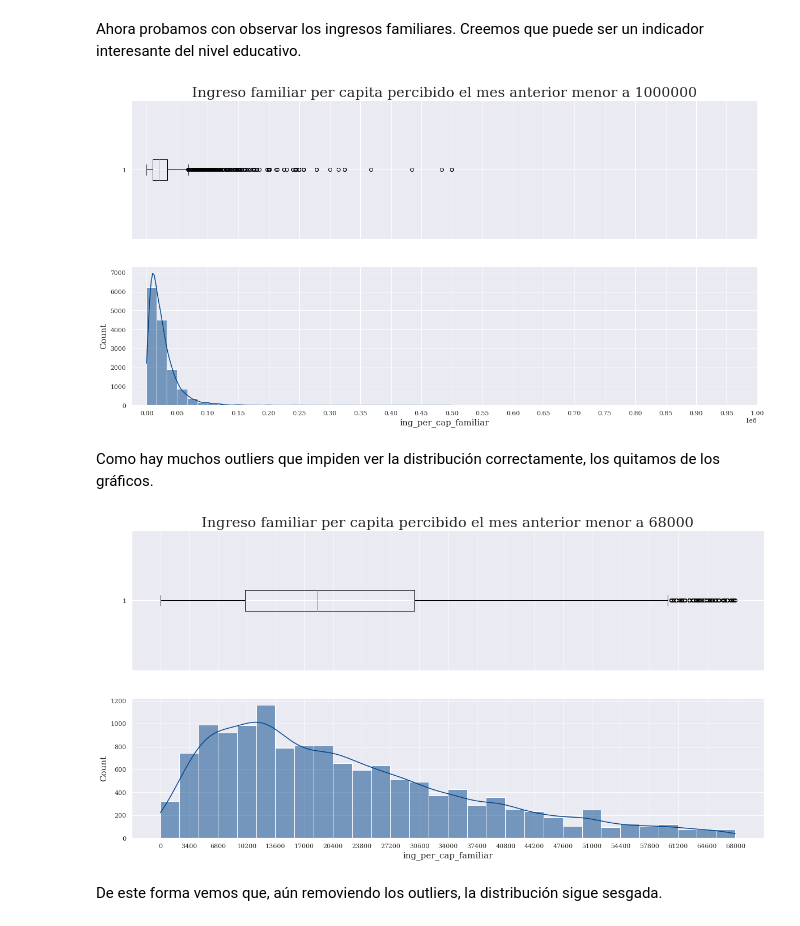
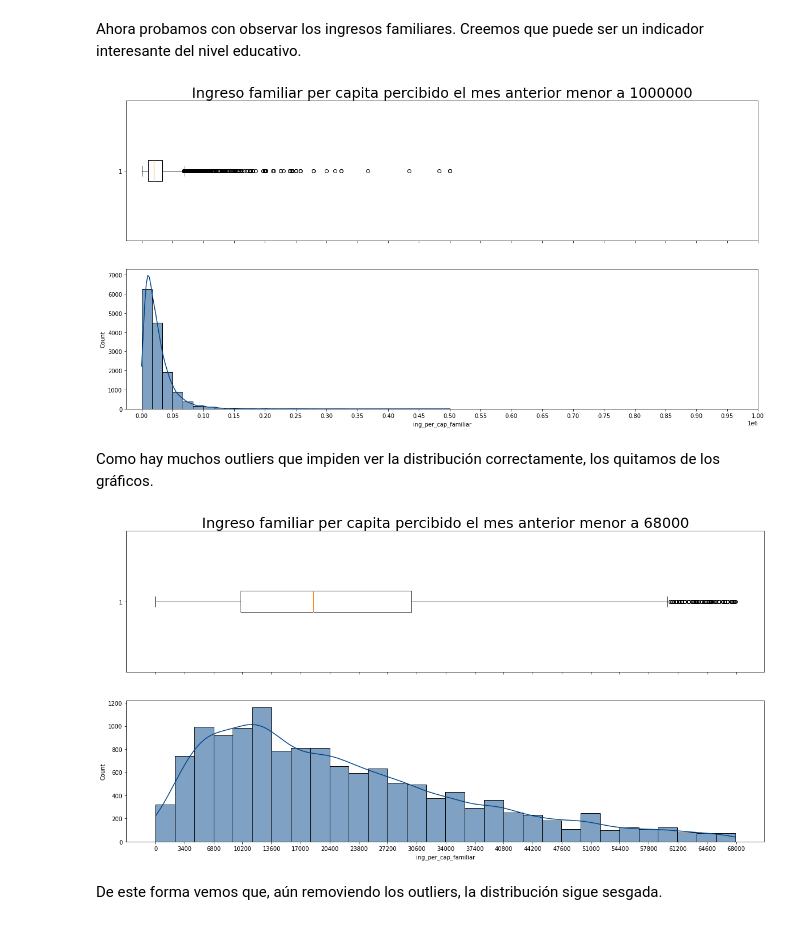
Before and after one commit to JuanMCarini/CoderHouse_DataScience_ProyectoFinal, a Jupyter notebook: Proyecto Final.ipynb, the cells around one changed output. Saved outputs shown, nothing was run; the diff lists cells and outputs as text; code cells hidden in the pictures.

```diff
--- a/Proyecto Final.ipynb
+++ b/Proyecto Final.ipynb
@@ -276,0 +191,9 @@ df_uni_stats
+# %%
+#Traemos el diccionario con las etiquetas de las variables
+etiquetas = fc.diccionario()
+
+df_uni_stats = fc.univariado_info(df,etiquetas).reset_index()
+df_uni_stats.set_index(df_uni_stats['index'],inplace=True)
+df_uni_stats.drop(['index'],axis=1,inplace=True)
+# df_uni_stats.rename(index={'index':'variable'},inplace=True)
+df_uni_stats
@@ -402,19 +301,19 @@ def hist_box(DataFrame, #dataset
 # %%
 #probamos graficando con el máximo de la variable
-hist_box(df,'ing_per_cap_familiar',max(df.ing_per_cap_familiar),bins=30);
+fc.hist_box(df,'ing_per_cap_familiar',max(df.ing_per_cap_familiar),bins=30,titulo=etiquetas['ing_per_cap_familiar']);
 # %% [output]
-[figure, old version]
+[figure, new version]
 # %% [markdown]
 Como hay muchos outliers que impiden ver la distribución correctamente, los quitamos de los gráficos.
 # %%
 #Ahora probamos quitando los outliers
 r75 = int(df.describe()["ing_per_cap_familiar"]["75%"]) #tercer cuartil
 r25 = int(df.describe()["ing_per_cap_familiar"]["25%"]) #segundo cuartil
 
 O = r75 + 1.5 * (r75-r25) #calculamos el límite inferior a los outliers
-hist_box(df,"ing_per_cap_familiar",int(O),bins=30)
+fc.hist_box(df,"ing_per_cap_familiar",int(O),bins=30,titulo=etiquetas['ing_per_cap_familiar'])
 # %% [output]
-[figure, old version]
+[figure, new version]
 # %% [markdown]
 De este forma vemos que, aún removiendo los outliers, la distribución sigue sesgada.
 # %% [markdown]
```
Also changed, not shown: parts of 54 cells of this notebook, 10 other files.
